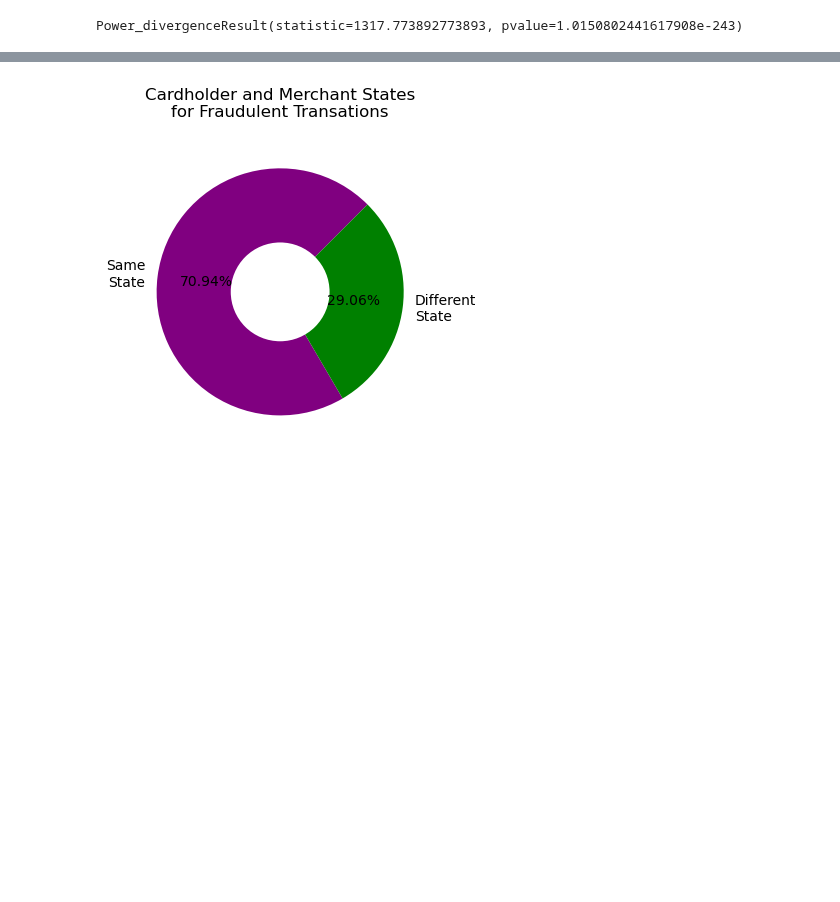
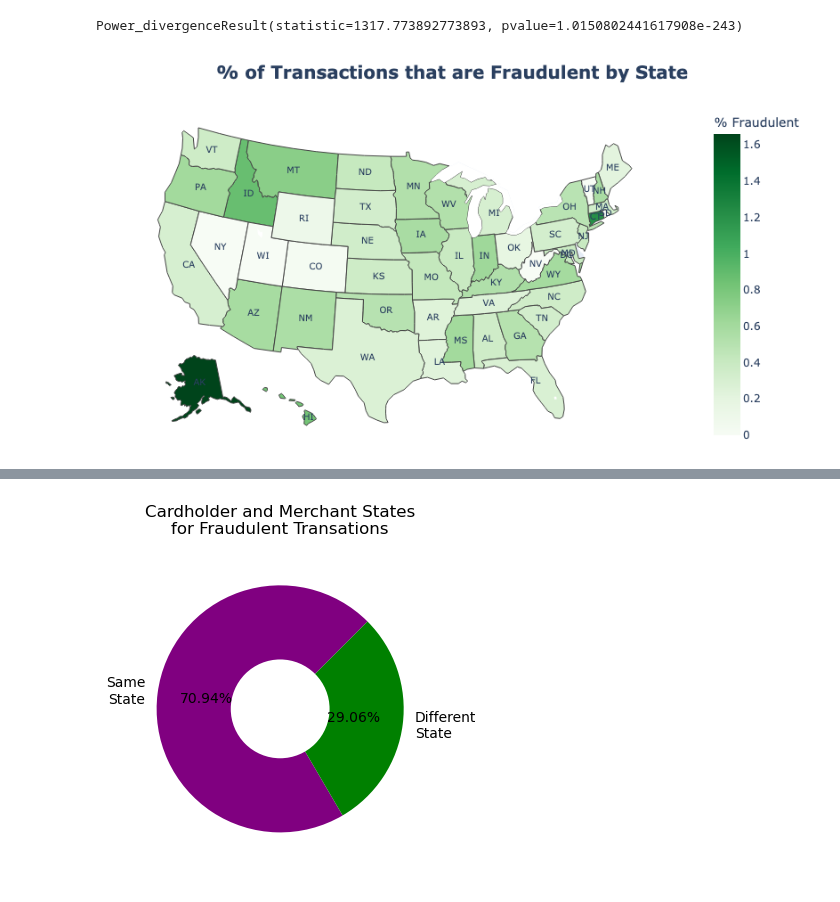
Before and after one commit to Mohammed-a-ali01/Project-1, a Jupyter notebook: locanalysis.ipynb, the cells around one changed output, grey strips where cells are left out. Drawn from its saved outputs; the diff is of its cells as text; code cells hidden in the pictures; blank space fills up the shorter version.

```diff
--- a/locanalysis.ipynb
+++ b/locanalysis.ipynb
@@ -71,3 +76,46 @@ chi_square_db = pd.DataFrame({"state":state_fraud["state"], "trans_num":state_fr
 stats.chisquare(chi_square_db["trans_num"], chi_square_db["expected"])
 # %% [output]
 Power_divergenceResult(statistic=1317.773892773893, pvalue=1.0150802441617908e-243)
+# %%
+# Create a DataFrame grouped by states showing the total number of transactions per state
+state_transaction = pd.DataFrame(clean_fraud_df.groupby("state")["trans_num"].nunique()).reset_index()
+# %%
+# Merge the State transaction and the State fraud DataFrames
+merge_fraud = pd.merge(state_transaction, state_fraud,on="state", how="left")
+
+merge_fraud.rename(columns={"trans_num_x": "total_trans",
+    "trans_num_y": "fraud_trans"}, inplace=True)
+merge_fraud["percent"]=round(merge_fraud["fraud_trans"]/merge_fraud["total_trans"]*100,2)
+# %%
+# Create a second choropleth map to show the % of transactions that are fraudulent by State
+map2 = px.choropleth(merge_fraud,
+                    locations= merge_fraud["state"],
+                    locationmode= "USA-states",
+                    color= merge_fraud["percent"],
+                    scope= "usa",
+                    color_continuous_scale= "greens",
+                    labels={"percent": "% Fraudulent"},
+                    title= "<b>% of Transactions that are Fraudulent by State",
+                    width=800,
+                    height=450
+)
+map2.add_scattergeo(locations=merge_fraud["state"],
+                   locationmode="USA-states",
+                   text=state_fraud["state"],
+                   mode='text',
+                   hoverinfo="skip",
+                   textfont_size=10
+)
+map2.update_layout(title_font_size=20,
+                  title_x=0.5,
+                  margin = dict(l=0,
+                                r=0,
+                                b=10,
+                                t=60,
+                                autoexpand=True
+                  )
+)
+map2.write_image("Images/daniel-3.png")
+display(Image('Images/daniel-3.png'))
+# %% [output]
+[figure, added]
```
Also changed, not shown: parts of 8 cells of this notebook, 8 other files.
